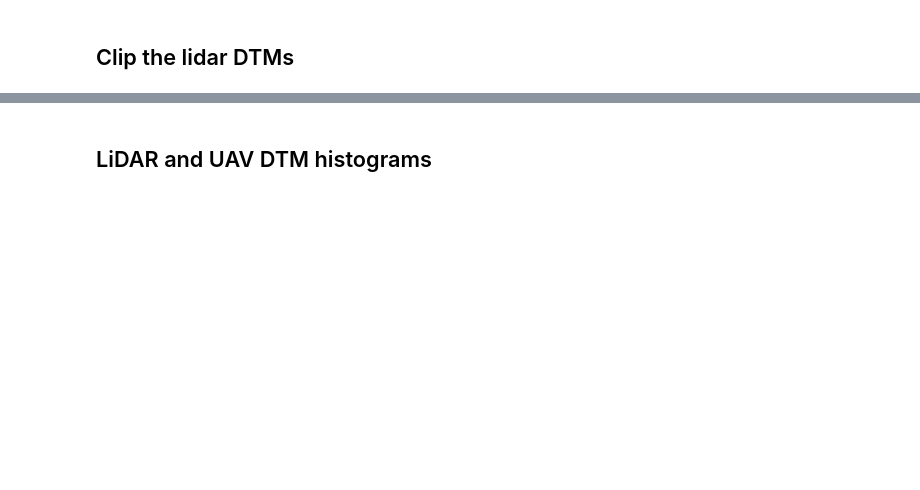
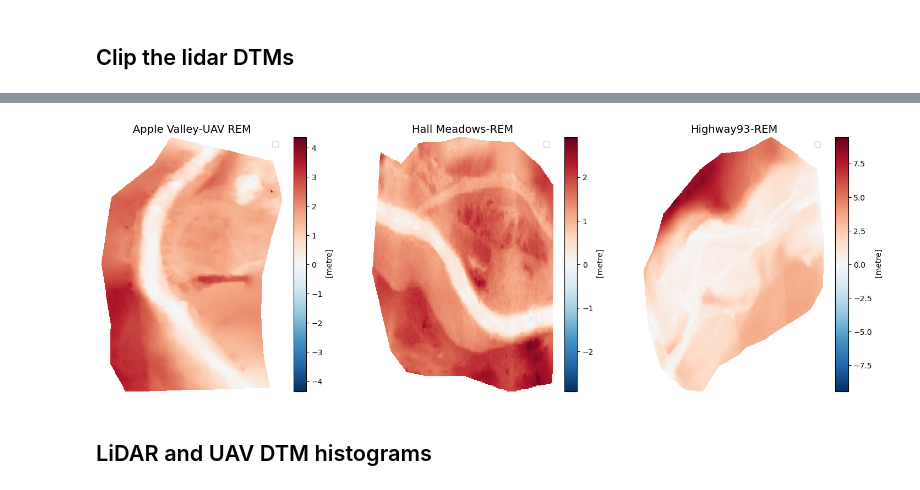
Before and after one commit to lechipman/example-project-repository, a Jupyter notebook: lidar_processing.ipynb, the cells around one changed output, grey strips where cells are left out. Drawn from its saved outputs; the diff is of its cells as text; code cells hidden in the pictures; blank space fills up the shorter version.

```diff
--- a/lidar_processing.ipynb
+++ b/lidar_processing.ipynb
@@ -139,18 +155,17 @@ for site in site_lidar_urls:
                                 data_url=shape_url,
                                 site_name=site['site_name']))
 # %%
-# Write function for opening and clipping the geotiff file
-
-def lidar_clip(lidar_dtm, clip_gdf):
+# Function for opening and clipping the geotiff file
+def lidar_clip(site_name, lidar_dtm, clip_gdf):
     """
   Clips and reprojects the lidar raster to the area of interest (AOI)
   using a supplied shapefile.
 
   Parameters
   ----------
-  lidar_dtm: dataarray
+  lidar_dtm: DataArray
       The dtm to clip.
-  clip_gdf: geodatafram
+  clip_gdf: Geodataframe
       GDF of the AOI.
 
   Returns
@@ -158,17 +173,18 @@ def lidar_clip(lidar_dtm, clip_gdf):
   clipped_dtm = DataArray
       The preprocessed raster dataset.
   """
-    #data_dir = os.path.join(site_name, '{}_lidar'.format(site_name))
+    raster_path=os.path.join('{}'.format(site_name), '{}_lidar_dtm.tif'.format(site_name))
     reproject_dtm = lidar_dtm.rio.reproject("EPSG:4326")
     clipped_dtm = (reproject_dtm
                   .squeeze()
                   .rio.clip(clip_gdf.geometry, crs=clip_gdf.crs))
     # Save the clipped lidar dtm as raster for use in RiverREM
-    # clipped_dtm.rio.to_raster(data_dir, '{}_lidar_dtm_clipped.tif'.format(site_name))
+    clipped_dtm.rio.to_raster(raster_path)
 
     return clipped_dtm
 # %%
 # Clip the lidar dtm to bounding polygon and add to dictionary
 for site in site_lidar_urls:
-    site['lidar_clipped_dtm'] = lidar_clip(lidar_dtm = site['lidar_dtm'],
+    site['lidar_clipped_dtm'] = lidar_clip(site_name = site['site_name'],
+                                           lidar_dtm = site['lidar_dtm'],
                                            clip_gdf = site['bounding_polygon'])
@@ -232,3 +246,18 @@ hallmeadows_uav_rem = load_dtm(data_url = hallmeadows_rem_url,
+# %%
+# Call function to plot lidar DTMs
+fig, axes = plt.subplots(1, 3, figsize=(18, 6))
+plot_title = ['Apple Valley-UAV REM',
+              'Hall Meadows-REM',
+              'Highway93-REM']
+for i,axe in enumerate(axes.flatten()):
+    plot_model(model=site_data_dictionary[i]['uav_rem'],
+                   title=plot_title[i],
+                   coarsen=True,
+                   xpix=20,
+                   ypix=20,
+                   ax=axe)
+# %% [output]
+[figure, added]
 # %% [markdown]
 ## LiDAR and UAV DTM histograms
 # %%
```
Also changed, not shown: parts of 34 cells of this notebook, 4 other files.
